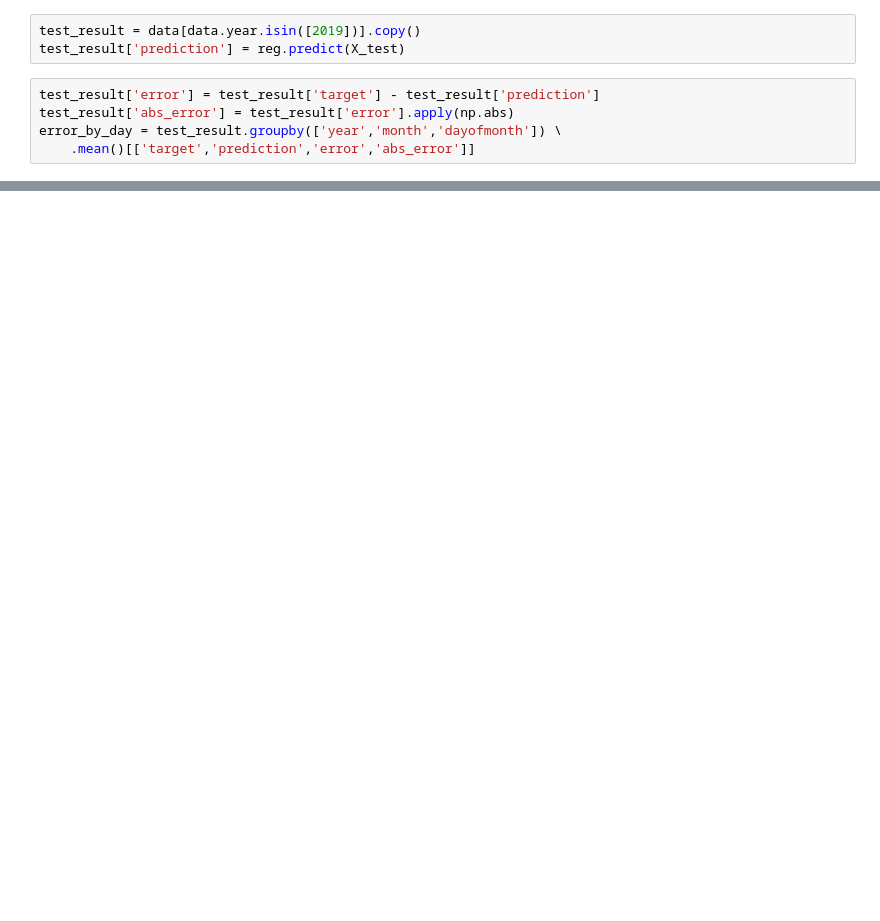
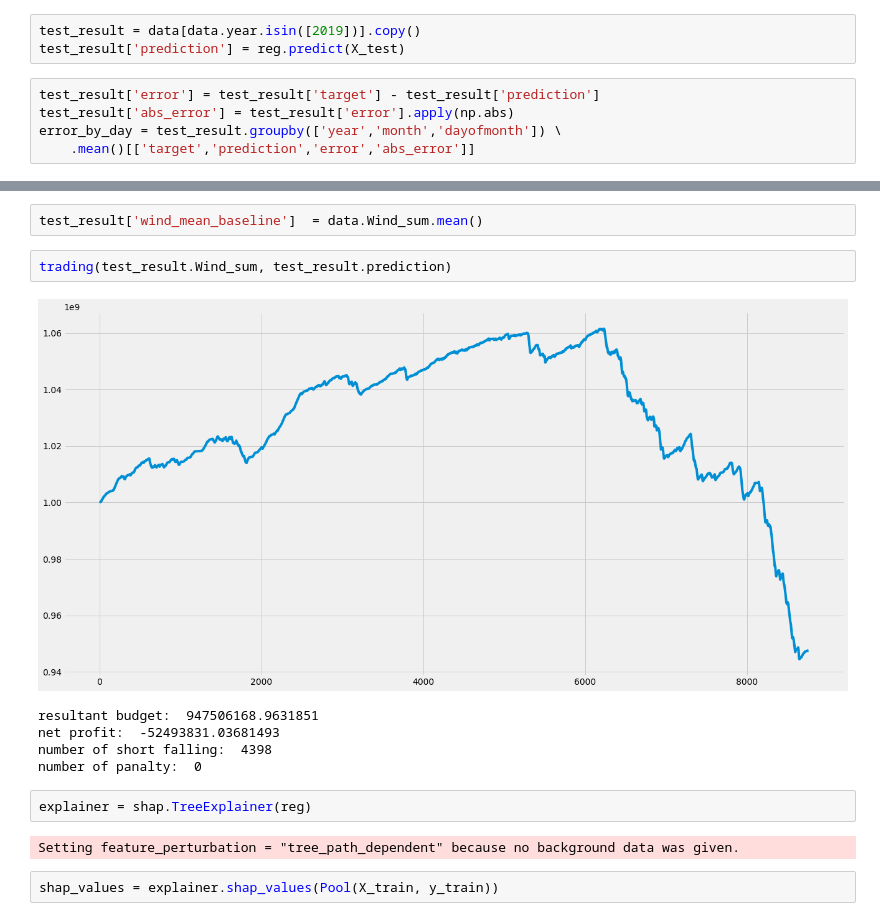
Before and after one commit to wesley34/ai4impactProject2, a Jupyter notebook: tony.ipynb, the cells around one changed output, grey strips where cells are left out. Drawn from its saved outputs; the diff is of its cells as text; blank space fills up the shorter version.

```diff
--- a/tony.ipynb
+++ b/tony.ipynb
@@ -241,0 +303,16 @@ _ = test_result[['target','prediction']].plot(figsize=(15, 5))
+# %%
+test_result['wind_mean_baseline']  = data.Wind_sum.mean()
+# %%
+trading(test_result.Wind_sum, test_result.prediction)
+# %% [output]
+[figure, added]
+resultant budget:  947506168.9631851
+net profit:  -52493831.03681493
+number of short falling:  4398
+number of panalty:  0
+# %%
+explainer = shap.TreeExplainer(reg)
+# %% [output]
+Setting feature_perturbation = "tree_path_dependent" because no background data was given.
+# %%
+shap_values = explainer.shap_values(Pool(X_train, y_train))
```
Also changed, not shown: parts of 25 cells of this notebook, 8 other files.
